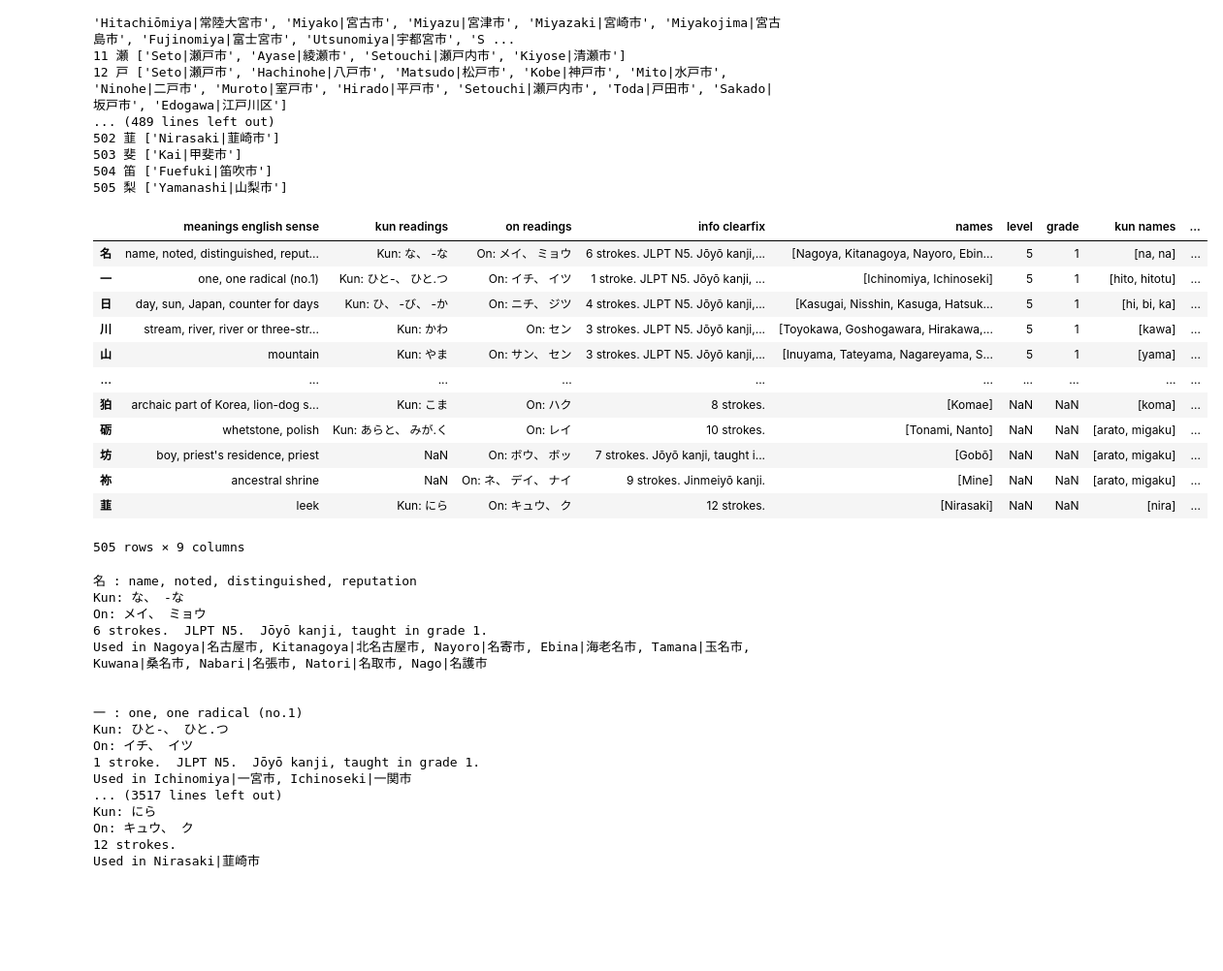
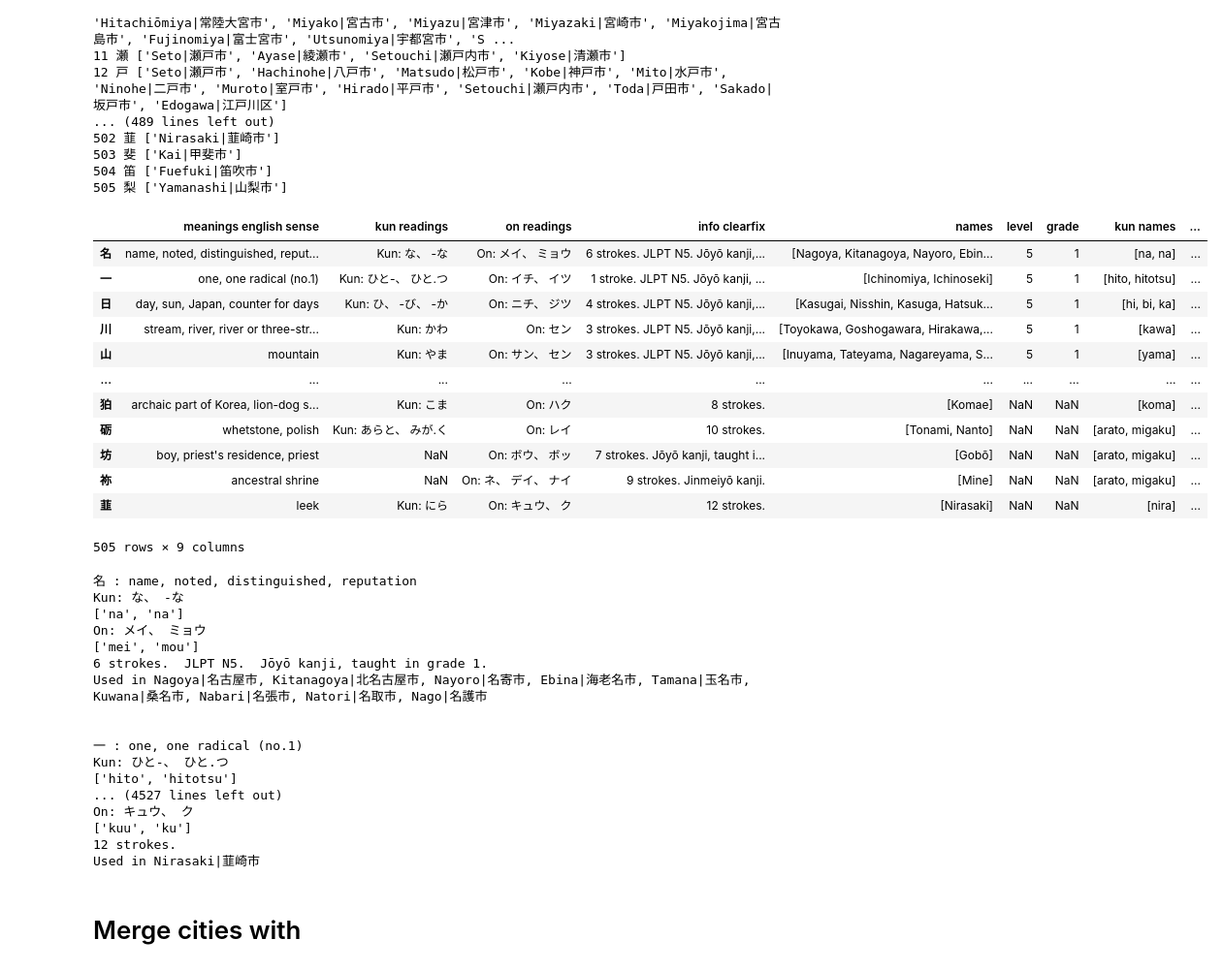
Before and after one commit to branmkam/geokanji, a Jupyter notebook: data/japaneseprefs.ipynb, the cells around one changed output. Shown: that part at 97% size. Cells and saved outputs as stored; diff of their text form; code cells hidden in the pictures; blank space fills up the shorter version.

```diff
--- a/data/japaneseprefs.ipynb
+++ b/data/japaneseprefs.ipynb
@@ -173,7 +176,7 @@ Used in osaka|大阪府
 # %%
 repdict = {
     'hu': 'fu',
-   'si': 'shi',
+    'si': 'shi',
     'tu': 'tsu',
     'ti': 'chi',
     'di': 'ji',
@@ -191,12 +194,16 @@ for i, r in df.iterrows():
                 for ch in reading:
                     cname = unicodedata.name(ch, "")
                     for k in repdict.keys():
-                        rtext = rtext.replace(k, repdict[k]) #replace every
+                        if k in rtext:
+                            rtext = rtext.replace(k, repdict[k]) #replace every
                     if cname not in ['IDEOGRAPHIC COMMA', 'FULL STOP', 'HYPHEN-MINUS']:
                         if 'SMALL' in cname: #small letters
                             rtext = rtext[:-1] + cname[-1].lower()
                         else:
                             rtext += cname.split(' ')[-1].lower()
+                    for k in repdict.keys():
+                        if k in rtext:
+                            rtext = rtext.replace(k, repdict[k]) #replace every
                 rarr.append(rtext)
     rs.append(rarr)
 df['kun names'] = rs
@@ -212,11 +219,15 @@ for i, r in df.iterrows():
                     cname = unicodedata.name(ch, "")
                     for k in repdict.keys():
                         rtext = rtext.replace(k, repdict[k]) #replace every
+
                     if cname not in ['IDEOGRAPHIC COMMA', 'FULL STOP', 'HYPHEN-MINUS']:
                         if 'SMALL' in cname: #small letters
                             rtext = rtext[:-1] + cname[-1].lower()
                         else:
                             rtext += cname.split(' ')[-1].lower()
+                    for k in repdict.keys():
+                        if k in rtext:
+                            rtext = rtext.replace(k, repdict[k]) #replace every
                 rarr.append(rtext)
     rs.append(rarr)
 df['on names'] = rs
@@ -344,7 +355,7 @@ df = df.sort_values(by=['level', 'grade'], ascending=[False, True])
 # %%
 repdict = {
     'hu': 'fu',
-   'si': 'shi',
+    'si': 'shi',
     'tu': 'tsu',
     'ti': 'chi',
     'di': 'ji',
@@ -362,40 +373,48 @@ for i, r in df.iterrows():
                 for ch in reading:
                     cname = unicodedata.name(ch, "")
                     for k in repdict.keys():
-                        rtext = rtext.replace(k, repdict[k]) #replace every
+                        if k in rtext:
+                            rtext = rtext.replace(k, repdict[k]) #replace every
                     if cname not in ['IDEOGRAPHIC COMMA', 'FULL STOP', 'HYPHEN-MINUS']:
                         if 'SMALL' in cname: #small letters
                             rtext = rtext[:-1] + cname[-1].lower()
                         else:
                             rtext += cname.split(' ')[-1].lower()
+                    for k in repdict.keys():
+                        if k in rtext:
+                            rtext = rtext.replace(k, repdict[k]) #replace every
                 rarr.append(rtext)
     rs.append(rarr)
 df['kun names'] = rs
 
 rs = []
 for i, r in df.iterrows():
     if type(r['on readings']) == str:
             readings = r['on readings'].split(' ')[1:]
             rarr = []
             for reading in readings:
                 rtext = ''
                 for ch in reading:
                     cname = unicodedata.name(ch, "")
                     for k in repdict.keys():
                         rtext = rtext.replace(k, repdict[k]) #replace every
+
                     if cname not in ['IDEOGRAPHIC COMMA', 'FULL STOP', 'HYPHEN-MINUS']:
                         if 'SMALL' in cname: #small letters
                             rtext = rtext[:-1] + cname[-1].lower()
                         else:
                             rtext += cname.split(' ')[-1].lower()
+                    for k in repdict.keys():
+                        if k in rtext:
+                            rtext = rtext.replace(k, repdict[k]) #replace every
                 rarr.append(rtext)
     rs.append(rarr)
 df['on names'] = rs
 df
 # %% [output]
 |  | meanings english sense | kun readings | on readings | info clearfix | names | level | grade | kun names | ... |
 | 名 | name, noted, distinguished, reput... | Kun: な、 -な | On: メイ、 ミョウ | 6 strokes. JLPT N5. Jōyō kanji,... | [Nagoya, Kitanagoya, Nayoro, Ebin... | 5 | 1 | [na, na] | ... |
-| 一 | one, one radical (no.1) | Kun: ひと-、 ひと.つ | On: イチ、 イツ | 1 stroke. JLPT N5. Jōyō kanji, ... | [Ichinomiya, Ichinoseki] | 5 | 1 | [hito, hitotu] | ... |
+| 一 | one, one radical (no.1) | Kun: ひと-、 ひと.つ | On: イチ、 イツ | 1 stroke. JLPT N5. Jōyō kanji, ... | [Ichinomiya, Ichinoseki] | 5 | 1 | [hito, hitotsu] | ... |
 | 日 | day, sun, Japan, counter for days | Kun: ひ、 -び、 -か | On: ニチ、 ジツ | 4 strokes. JLPT N5. Jōyō kanji,... | [Kasugai, Nisshin, Kasuga, Hatsuk... | 5 | 1 | [hi, bi, ka] | ... |
 | 川 | stream, river, river or three-str... | Kun: かわ | On: セン | 3 strokes. JLPT N5. Jōyō kanji,... | [Toyokawa, Goshogawara, Hirakawa,... | 5 | 1 | [kawa] | ... |
 | 山 | mountain | Kun: やま | On: サン、 セン | 3 strokes. JLPT N5. Jōyō kanji,... | [Inuyama, Tateyama, Nagareyama, S... | 5 | 1 | [yama] | ... |
@@ -410,26 +429,28 @@ df
 for i, r in df.iterrows():
     print(i, ':', r['meanings english sense'])
     print(r['kun readings'])
+    print(r['kun names'])
     print(r['on readings'])
+    print(r['on names'])
     print(r['info clearfix'])
     print('Used in', ', '.join([x + '|' + d[x] for x in r['names']]))
     print('\n')
 # %% [output]
 名 : name, noted, distinguished, reputation
 Kun: な、 -な
+['na', 'na']
 On: メイ、 ミョウ
+['mei', 'mou']
 6 strokes.  JLPT N5.  Jōyō kanji, taught in grade 1.
 Used in Nagoya|名古屋市, Kitanagoya|北名古屋市, Nayoro|名寄市, Ebina|海老名市, Tamana|玉名市, Kuwana|桑名市, Nabari|名張市, Natori|名取市, Nago|名護市
 
 
 一 : one, one radical (no.1)
 Kun: ひと-、 ひと.つ
-On: イチ、 イツ
-1 stroke.  JLPT N5.  Jōyō kanji, taught in grade 1.
-Used in Ichinomiya|一宮市, Ichinoseki|一関市
-... (3517 lines left out)
-Kun: にら
+['hito', 'hitotsu']
+... (4527 lines left out)
 On: キュウ、 ク
+['kuu', 'ku']
 12 strokes.
 Used in Nirasaki|韮崎市
 # %%
@@ -440,3 +459,5 @@ df.to_json('japanesecitykanji.json')
+# %% [markdown]
+# Merge cities with
 # %%
 t1 = pd.read_html("https://www.latlong.net/category/cities-111-15.html")[0]
 # %%
```
Also changed, not shown: parts of 7 cells of this notebook, 13 other files.
